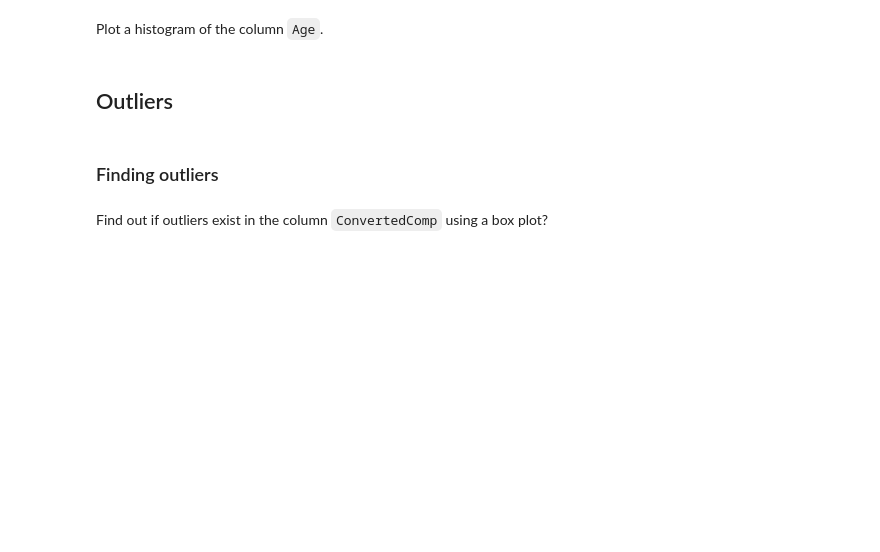
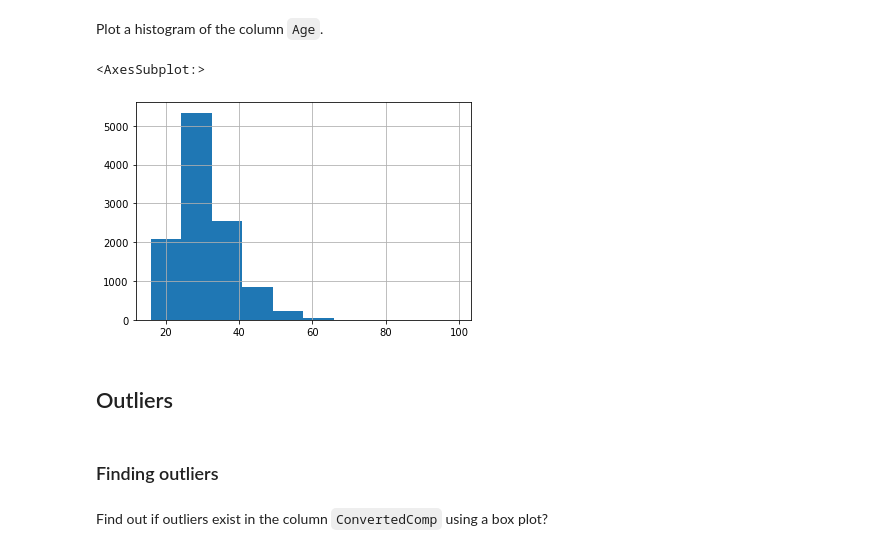
Before and after one commit to javier-jaime/Data-Analyst-Capstone, a Jupyter notebook: Hands-on-Labs/M3ExploratoryDataAnalysis-lab.ipynb, the cells around one changed output. Saved outputs shown, nothing was run; the diff lists cells and outputs as text; code cells hidden in the pictures; blank space fills up the shorter version.

```diff
--- a/Hands-on-Labs/M3ExploratoryDataAnalysis-lab.ipynb
+++ b/Hands-on-Labs/M3ExploratoryDataAnalysis-lab.ipynb
@@ -77,6 +117,10 @@ min,q1,median,q3,max of a column are its five number summary.
 Plot a histogram of the column `Age`.
 # %%
 # your code goes here
+df['Age'].hist()
+# %% [output]
+<AxesSubplot:>
+[figure, added]
 # %% [markdown]
 ## Outliers
 # %% [markdown]
```
Also changed, not shown: parts of 18 cells of this notebook, 1 other file.
